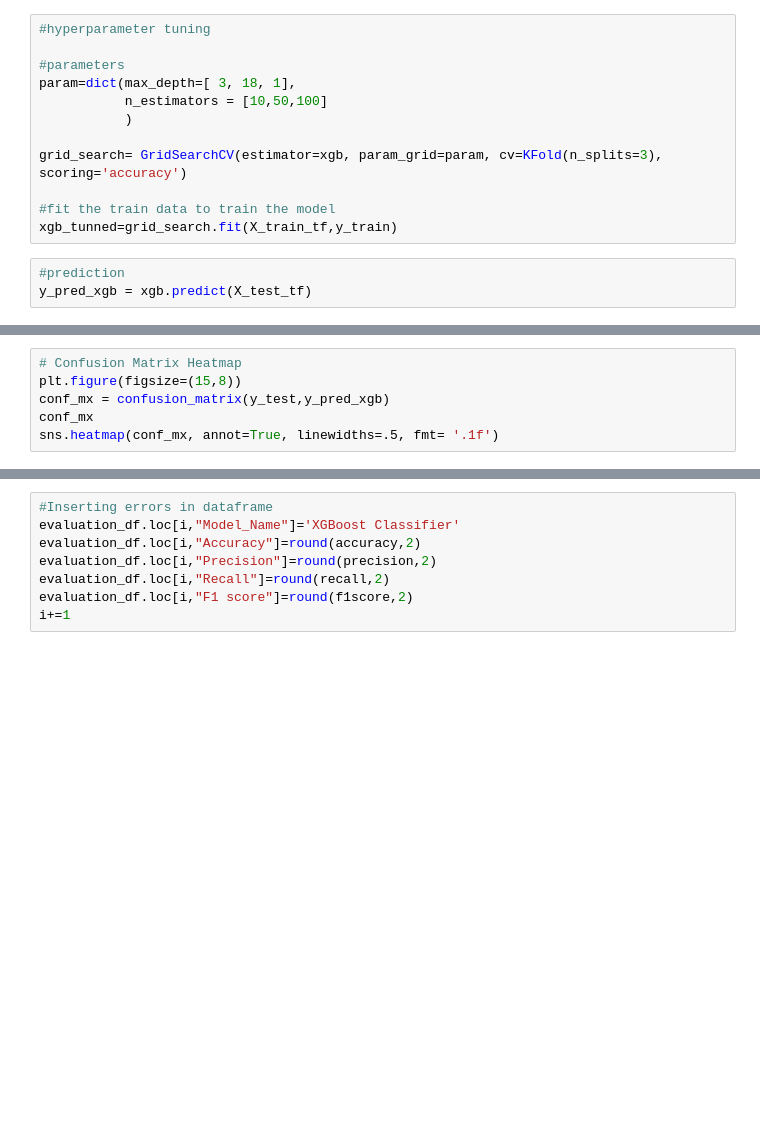
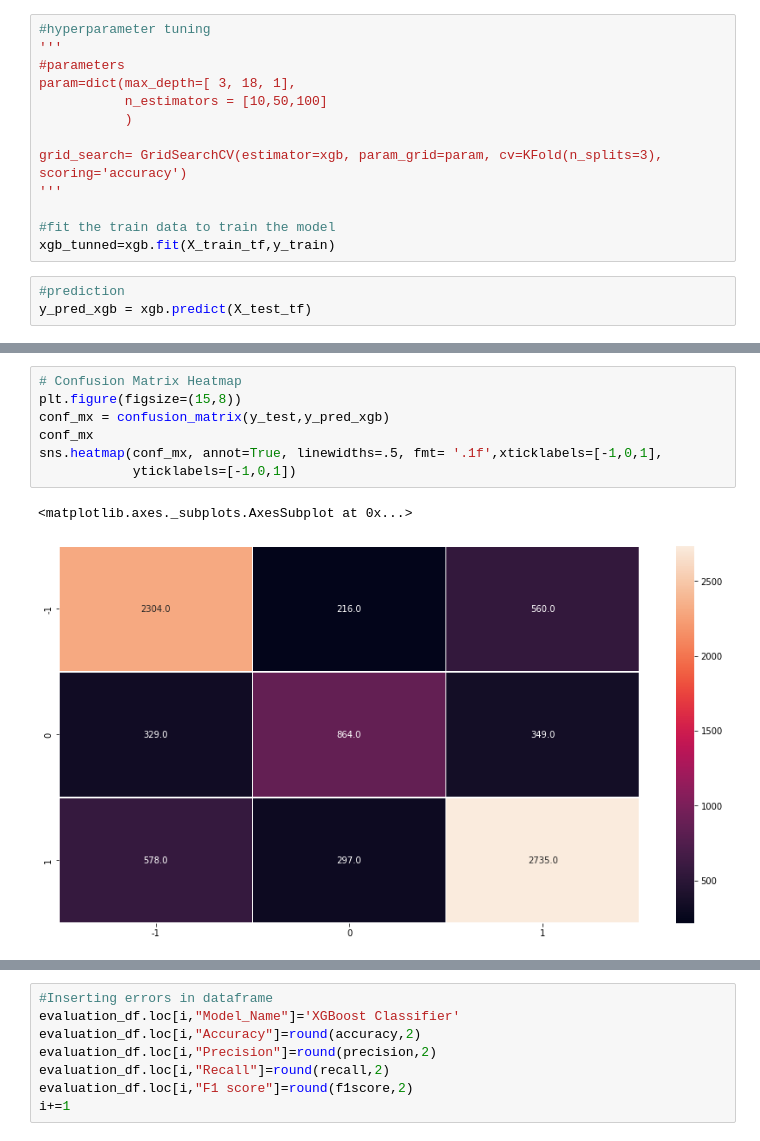
Before and after one commit to roshan10597/Coronavirus_Tweet_Sentiment_Analysis, a Jupyter notebook: Coronavirus_Tweet_Sentiment_Analysis.ipynb, the cells around one changed output, grey strips where cells are left out. Drawn from its saved outputs; the diff is of its cells as text; blank space fills up the shorter version.

```diff
--- a/Coronavirus_Tweet_Sentiment_Analysis.ipynb
+++ b/Coronavirus_Tweet_Sentiment_Analysis.ipynb
@@ -925,16 +932,17 @@ i+=1
 xgb = XGBClassifier()
 # %%
 #hyperparameter tuning
-
+'''
 #parameters
 param=dict(max_depth=[ 3, 18, 1],
            n_estimators = [10,50,100]
            )
 
 grid_search= GridSearchCV(estimator=xgb, param_grid=param, cv=KFold(n_splits=3), scoring='accuracy')
+'''
 
 #fit the train data to train the model
-xgb_tunned=grid_search.fit(X_train_tf,y_train)
+xgb_tunned=xgb.fit(X_train_tf,y_train)
 # %%
 #prediction
 y_pred_xgb = xgb.predict(X_test_tf)
@@ -944,9 +963,13 @@ print('Classification result \n',classification_report(y_test,y_pred_xgb))
 # %%
 # Confusion Matrix Heatmap
 plt.figure(figsize=(15,8))
 conf_mx = confusion_matrix(y_test,y_pred_xgb)
 conf_mx
-sns.heatmap(conf_mx, annot=True, linewidths=.5, fmt= '.1f')
+sns.heatmap(conf_mx, annot=True, linewidths=.5, fmt= '.1f',xticklabels=[-1,0,1],
+            yticklabels=[-1,0,1])
+# %% [output]
+<matplotlib.axes._subplots.AxesSubplot at 0x...>
+[figure, added]
 # %%
 # calculate the F1 score
 f1score = f1_score(y_test,y_pred_xgb,average='weighted')
```
Also changed, not shown: parts of 47 cells of this notebook.
